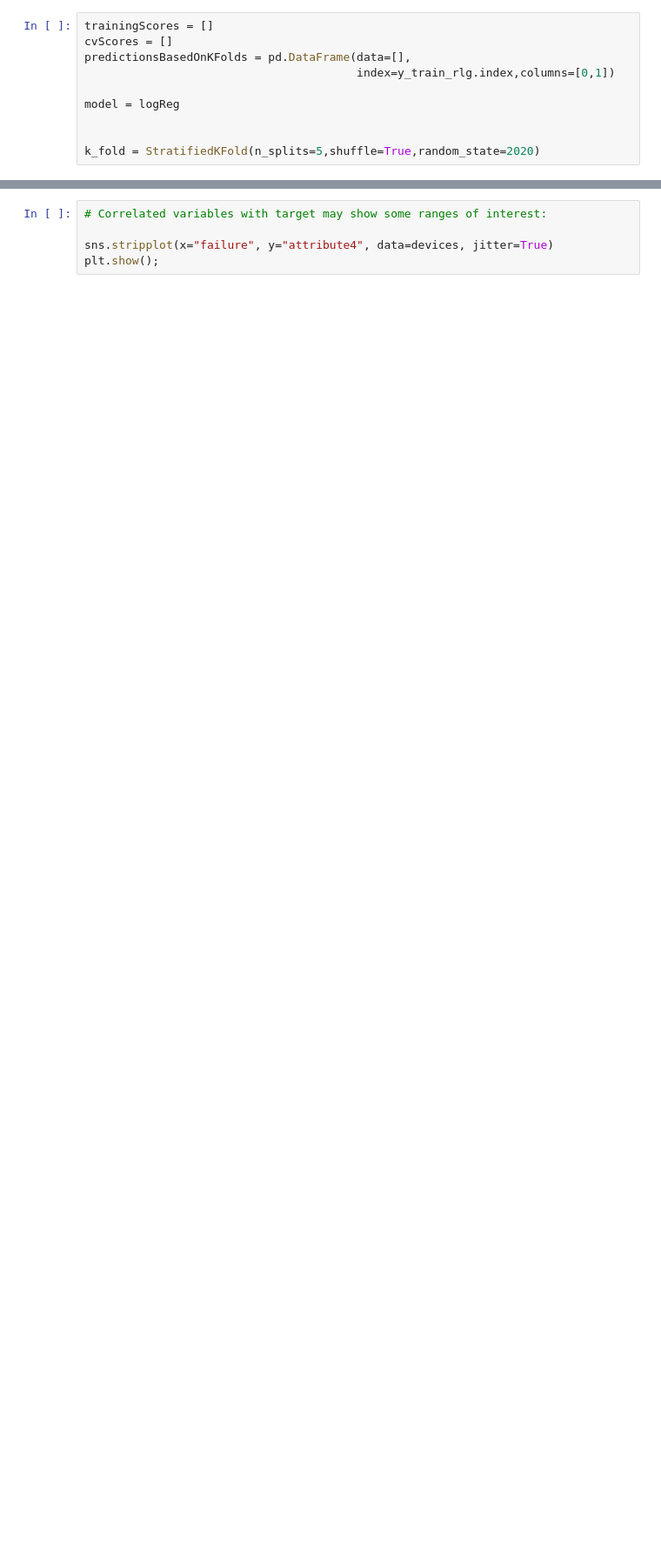
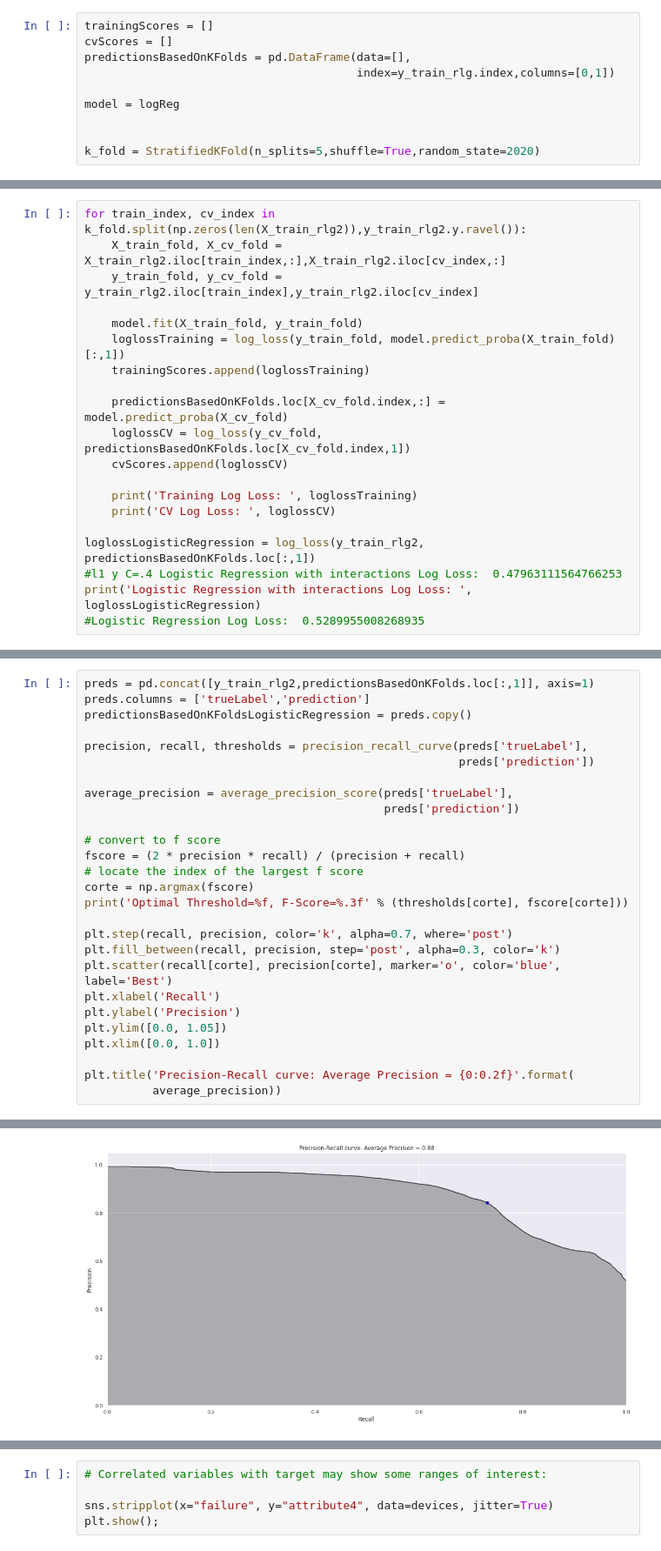
Before and after one commit to qSergio/rare_anomaly, a Jupyter notebook: rare_anomaly/Work Sample.ipynb, the cells around one changed output, grey strips where cells are left out. Shown at 87% size. Cells and saved outputs as stored; diff of their text form; blank space fills up the shorter version.

```diff
--- a/anomalia/Work Sample.ipynb
+++ b/rare_anomaly/Work Sample.ipynb
@@ -630,0 +644,20 @@ Text(0.5, 1.0, 'Precision-Recall curve: Average Precision = 0.85')
+# %%
+for train_index, cv_index in k_fold.split(np.zeros(len(X_train_rlg2)),y_train_rlg2.y.ravel()):
+    X_train_fold, X_cv_fold = X_train_rlg2.iloc[train_index,:],X_train_rlg2.iloc[cv_index,:]
+    y_train_fold, y_cv_fold = y_train_rlg2.iloc[train_index],y_train_rlg2.iloc[cv_index]
+
+    model.fit(X_train_fold, y_train_fold)
+    loglossTraining = log_loss(y_train_fold, model.predict_proba(X_train_fold)[:,1])
+    trainingScores.append(loglossTraining)
+
+    predictionsBasedOnKFolds.loc[X_cv_fold.index,:] = model.predict_proba(X_cv_fold)
+    loglossCV = log_loss(y_cv_fold, predictionsBasedOnKFolds.loc[X_cv_fold.index,1])
+    cvScores.append(loglossCV)
+
+    print('Training Log Loss: ', loglossTraining)
+    print('CV Log Loss: ', loglossCV)
+
+loglossLogisticRegression = log_loss(y_train_rlg2, predictionsBasedOnKFolds.loc[:,1])
+#l1 y C=.4 Logistic Regression with interactions Log Loss:  0.47963111564766253
+print('Logistic Regression with interactions Log Loss: ', loglossLogisticRegression)
+#Logistic Regression Log Loss:  0.5289955008268935
@@ -630,0 +676,28 @@ Text(0.5, 1.0, 'Precision-Recall curve: Average Precision = 0.85')
+# %%
+preds = pd.concat([y_train_rlg2,predictionsBasedOnKFolds.loc[:,1]], axis=1)
+preds.columns = ['trueLabel','prediction']
+predictionsBasedOnKFoldsLogisticRegression = preds.copy()
+
+precision, recall, thresholds = precision_recall_curve(preds['trueLabel'],
+                                                       preds['prediction'])
+
+average_precision = average_precision_score(preds['trueLabel'],
+                                            preds['prediction'])
+
+# convert to f score
+fscore = (2 * precision * recall) / (precision + recall)
+# locate the index of the largest f score
+corte = np.argmax(fscore)
+print('Optimal Threshold=%f, F-Score=%.3f' % (thresholds[corte], fscore[corte]))
+
+plt.step(recall, precision, color='k', alpha=0.7, where='post')
+plt.fill_between(recall, precision, step='post', alpha=0.3, color='k')
+plt.scatter(recall[corte], precision[corte], marker='o', color='blue', label='Best')
+plt.xlabel('Recall')
+plt.ylabel('Precision')
+plt.ylim([0.0, 1.05])
+plt.xlim([0.0, 1.0])
+
+plt.title('Precision-Recall curve: Average Precision = {0:0.2f}'.format(
+          average_precision))
+# %% [output]
@@ -631,3 +706,4 @@ Text(0.5, 1.0, 'Precision-Recall curve: Average Precision = 0.85')
+[figure, added]
 # %%
 fpr, tpr, thresholds = roc_curve(preds['trueLabel'],preds['prediction'])
 
```
Also changed, not shown: parts of 45 cells of this notebook, 1 other file.
